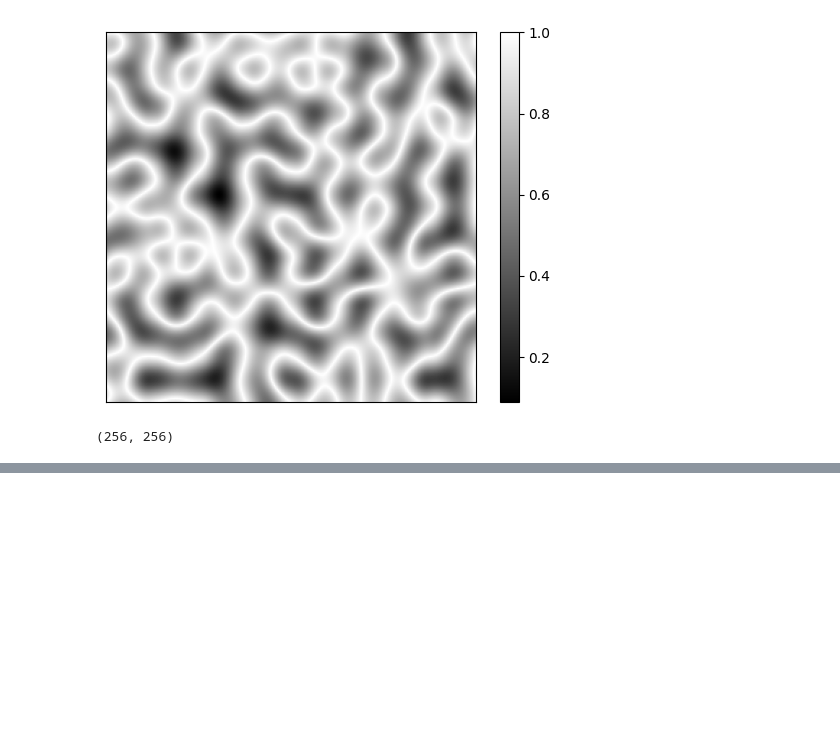
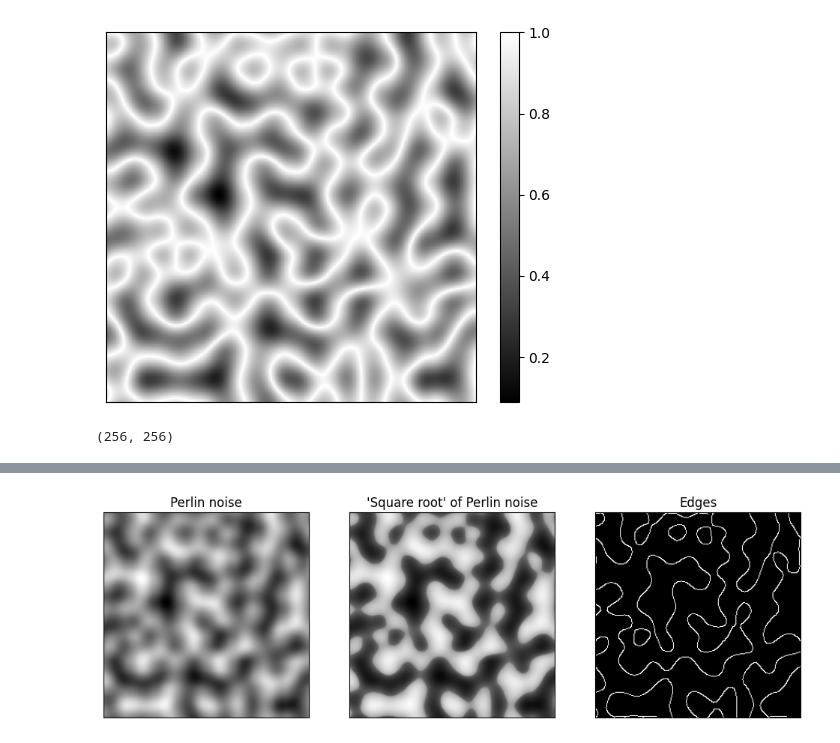
Before and after one commit to LCAV/LenslessPiCam, a Jupyter notebook: masks/PhlatCam/phlatcam-test.ipynb, the cells around one changed output, grey strips where cells are left out. Cells and saved outputs as stored; diff of their text form; code cells hidden in the pictures; blank space fills up the shorter version.

Commit message:
edge detection

```diff
--- a/masks/PhlatCam/phlatcam-test.ipynb
+++ b/masks/PhlatCam/phlatcam-test.ipynb
@@ -58,0 +70,15 @@ noise.shape
+# %%
+edges = cv.Canny(sqrt_noise_as_img,0,255)
+np.save('edges.npy', edges)
+
+plt.figure(figsize=(12,5))
+plt.subplot(131),plt.imshow(noise_as_img, cmap = 'gray')
+plt.title('Perlin noise'), plt.xticks([]), plt.yticks([])
+plt.subplot(132),plt.imshow(sqrt_noise_as_img, cmap = 'gray')
+plt.title("'Square root' of Perlin noise"), plt.xticks([]), plt.yticks([])
+plt.subplot(133),plt.imshow(edges, cmap = 'gray')
+plt.title('Edges'), plt.xticks([]), plt.yticks([])
+plt.savefig('edge_detection.png', bbox_inches='tight')
+plt.show()
+# %% [output]
+[figure, added]
```
Also changed, not shown: parts of 3 cells of this notebook, 2 other files.
